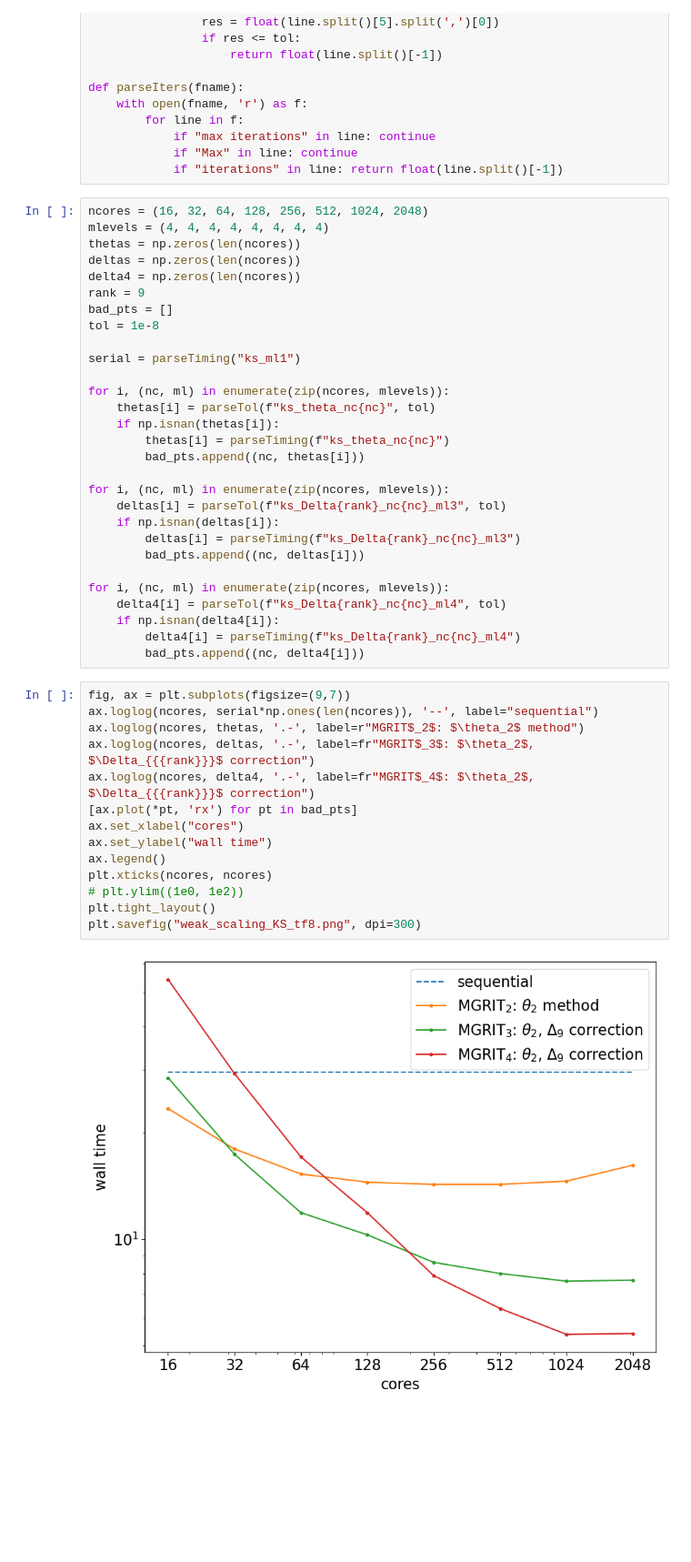
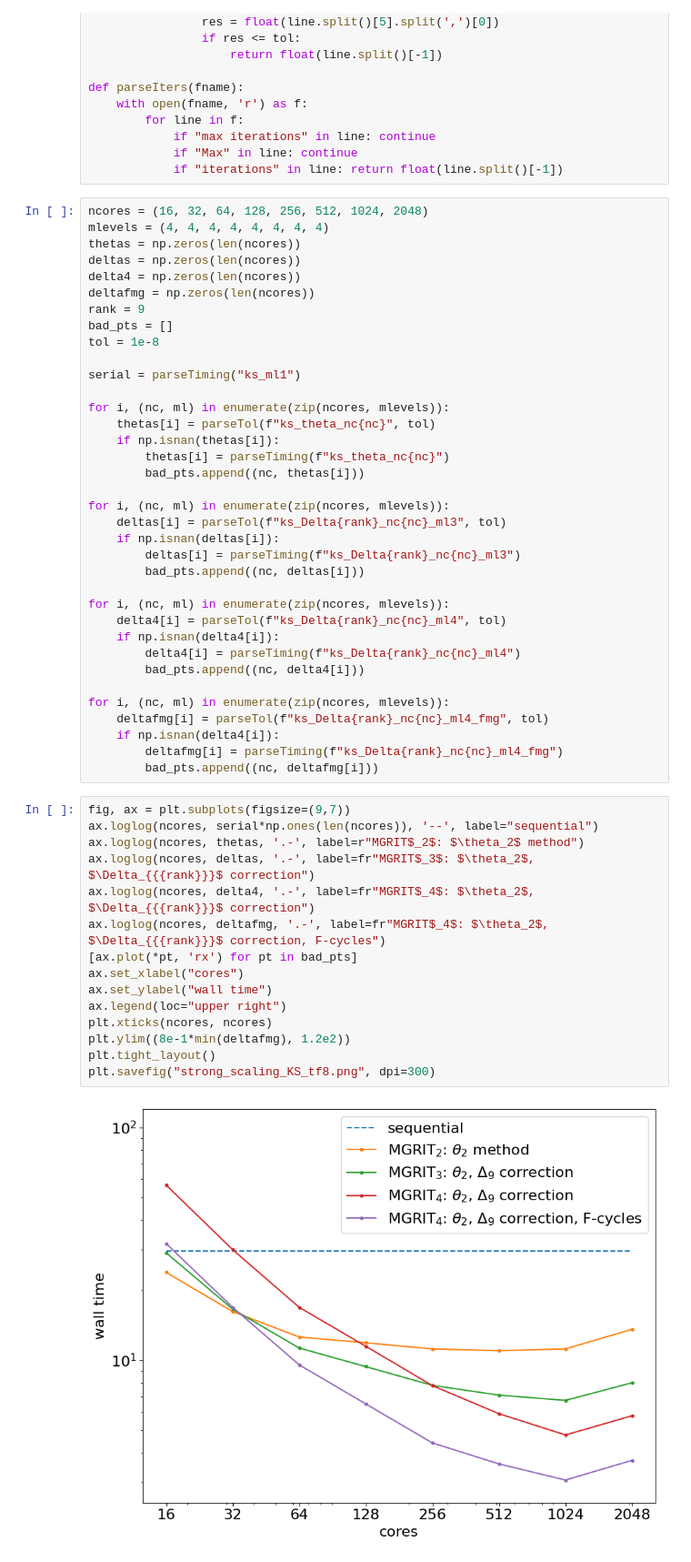
Before and after one commit to XBraid/xbraid, a Jupyter notebook: drivers/experiments/ks/strong_scaling_tf8/plot.ipynb, the cells around one changed output. Shown: that part at 91% size. Saved outputs shown, nothing was run; the diff lists cells and outputs as text; blank space fills up the shorter version.

```diff
--- a/drivers/experiments/ks/strong_scaling_tf8/plot.ipynb
+++ b/drivers/experiments/ks/strong_scaling_tf8/plot.ipynb
@@ -37,6 +37,7 @@ mlevels = (4, 4, 4, 4, 4, 4, 4, 4)
 thetas = np.zeros(len(ncores))
 deltas = np.zeros(len(ncores))
 delta4 = np.zeros(len(ncores))
+deltafmg = np.zeros(len(ncores))
 rank = 9
 bad_pts = []
 tol = 1e-8
@@ -60,22 +61,29 @@ for i, (nc, ml) in enumerate(zip(ncores, mlevels)):
     if np.isnan(delta4[i]):
         delta4[i] = parseTiming(f"ks_Delta{rank}_nc{nc}_ml4")
         bad_pts.append((nc, delta4[i]))
+
+for i, (nc, ml) in enumerate(zip(ncores, mlevels)):
+    deltafmg[i] = parseTol(f"ks_Delta{rank}_nc{nc}_ml4_fmg", tol)
+    if np.isnan(delta4[i]):
+        deltafmg[i] = parseTiming(f"ks_Delta{rank}_nc{nc}_ml4_fmg")
+        bad_pts.append((nc, deltafmg[i]))
 # %%
 fig, ax = plt.subplots(figsize=(9,7))
 ax.loglog(ncores, serial*np.ones(len(ncores)), '--', label="sequential")
 ax.loglog(ncores, thetas, '.-', label=r"MGRIT$_2$: $\theta_2$ method")
 ax.loglog(ncores, deltas, '.-', label=fr"MGRIT$_3$: $\theta_2$, $\Delta_{{{rank}}}$ correction")
 ax.loglog(ncores, delta4, '.-', label=fr"MGRIT$_4$: $\theta_2$, $\Delta_{{{rank}}}$ correction")
+ax.loglog(ncores, deltafmg, '.-', label=fr"MGRIT$_4$: $\theta_2$, $\Delta_{{{rank}}}$ correction, F-cycles")
 [ax.plot(*pt, 'rx') for pt in bad_pts]
 ax.set_xlabel("cores")
 ax.set_ylabel("wall time")
-ax.legend()
+ax.legend(loc="upper right")
 plt.xticks(ncores, ncores)
-# plt.ylim((1e0, 1e2))
+plt.ylim((8e-1*min(deltafmg), 1.2e2))
 plt.tight_layout()
-plt.savefig("weak_scaling_KS_tf8.png", dpi=300)
+plt.savefig("strong_scaling_KS_tf8.png", dpi=300)
 # %% [output]
-[figure, old version]
+[figure, new version]
 # %%
 serial/thetas
 # %% [output]
```
Also changed, not shown: parts of 4 cells of this notebook, 9 other files.
